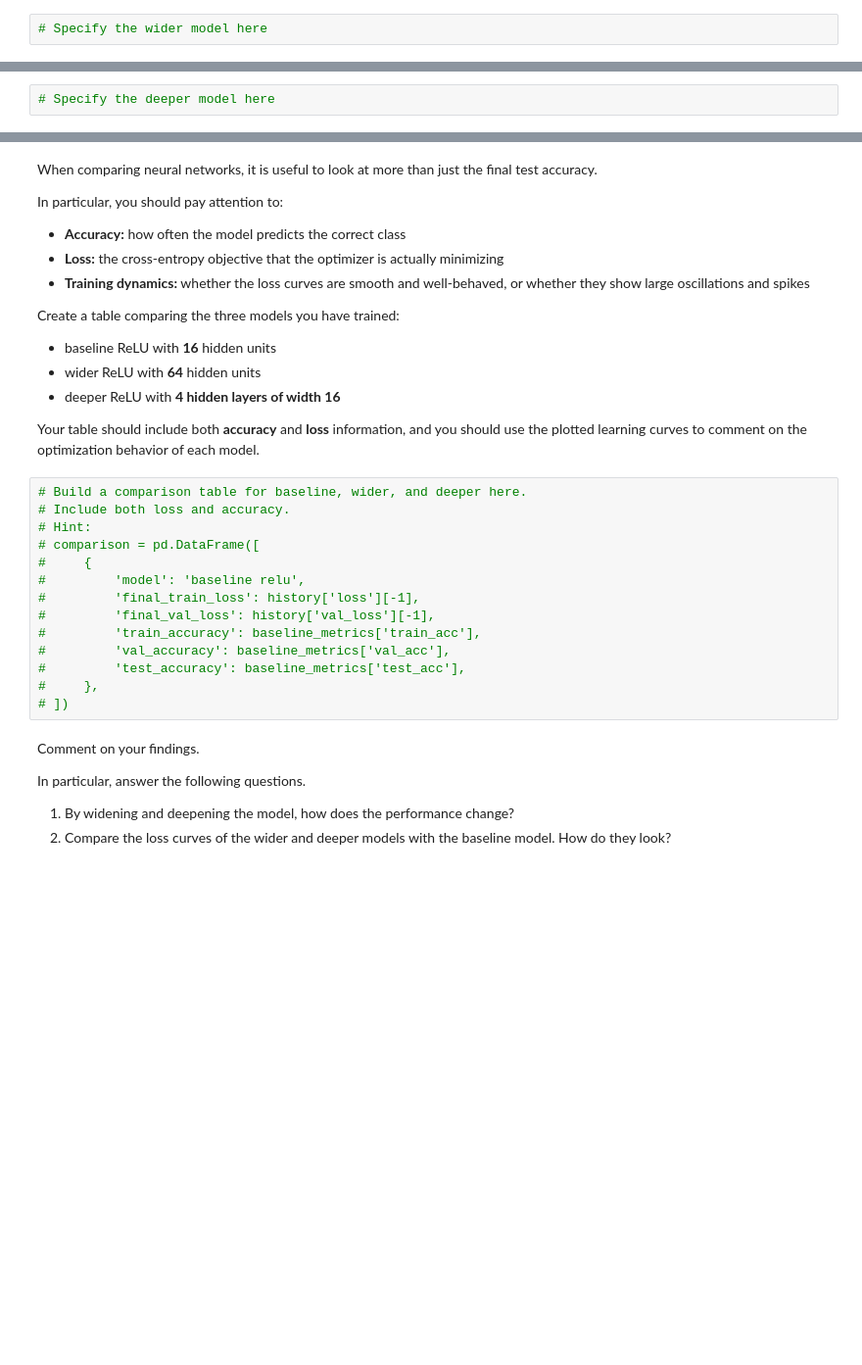
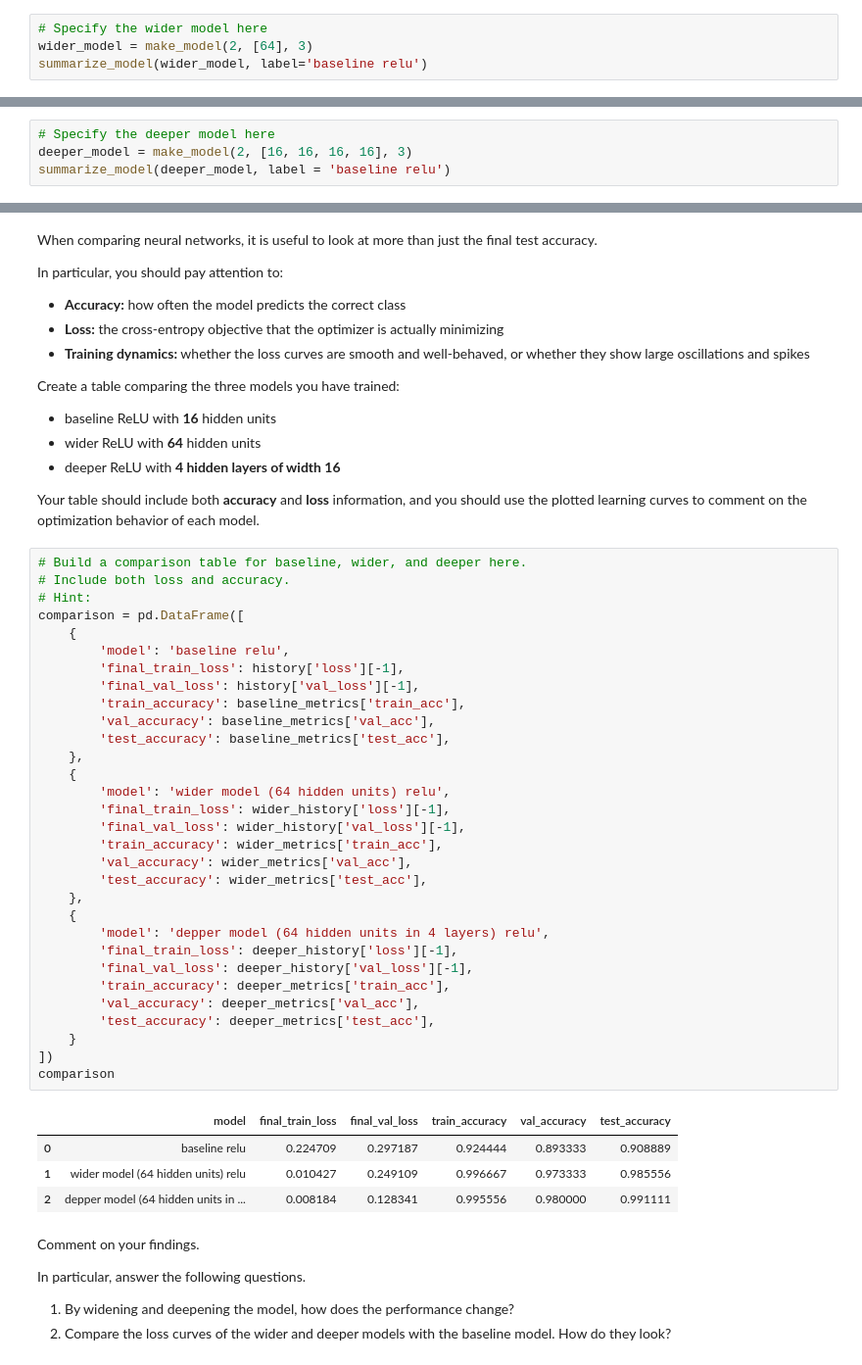
Before and after one commit to yaj0212/Introductory-Machine-Learning, a Jupyter notebook: assignments/assn5/assn5.ipynb, the cells around one changed output, grey strips where cells are left out. Shown at 98% size. Drawn from its saved outputs; the diff is of its cells as text; blank space fills up the shorter version.

```diff
--- a/assignments/assn5/assn5.ipynb
+++ b/assignments/assn5/assn5.ipynb
@@ -906,3 +924,5 @@ As before, specify the model, train it, inspect the training history, and visual
 Use exactly **1 hidden layer with 64 hidden units** and **ReLU** activation.
 # %%
 # Specify the wider model here
+wider_model = make_model(2, [64], 3)
+summarize_model(wider_model, label='baseline relu')
@@ -926,3 +959,5 @@ Use exactly:
 As before, specify the model, train it, inspect the training history, and visualize the decision boundary on the training and test sets. Then compare the result to the baseline model.
 # %%
 # Specify the deeper model here
+deeper_model = make_model(2, [16, 16, 16, 16], 3)
+summarize_model(deeper_model, label = 'baseline relu')
@@ -951,17 +1005,39 @@ Your table should include both **accuracy** and **loss** information, and you sh
 # %%
 # Build a comparison table for baseline, wider, and deeper here.
 # Include both loss and accuracy.
 # Hint:
-# comparison = pd.DataFrame([
-#     {
-#         'model': 'baseline relu',
-#         'final_train_loss': history['loss'][-1],
-#         'final_val_loss': history['val_loss'][-1],
-#         'train_accuracy': baseline_metrics['train_acc'],
-#         'val_accuracy': baseline_metrics['val_acc'],
-#         'test_accuracy': baseline_metrics['test_acc'],
-#     },
-# ])
+comparison = pd.DataFrame([
+    {
+        'model': 'baseline relu',
+        'final_train_loss': history['loss'][-1],
+        'final_val_loss': history['val_loss'][-1],
+        'train_accuracy': baseline_metrics['train_acc'],
+        'val_accuracy': baseline_metrics['val_acc'],
+        'test_accuracy': baseline_metrics['test_acc'],
+    },
+    {
+        'model': 'wider model (64 hidden units) relu',
+        'final_train_loss': wider_history['loss'][-1],
+        'final_val_loss': wider_history['val_loss'][-1],
+        'train_accuracy': wider_metrics['train_acc'],
+        'val_accuracy': wider_metrics['val_acc'],
+        'test_accuracy': wider_metrics['test_acc'],
+    },
+    {
+        'model': 'depper model (64 hidden units in 4 layers) relu',
+        'final_train_loss': deeper_history['loss'][-1],
+        'final_val_loss': deeper_history['val_loss'][-1],
+        'train_accuracy': deeper_metrics['train_acc'],
+        'val_accuracy': deeper_metrics['val_acc'],
+        'test_accuracy': deeper_metrics['test_acc'],
+    }
+])
+comparison
+# %% [output]
+|  | model | final_train_loss | final_val_loss | train_accuracy | val_accuracy | test_accuracy |
+| 0 | baseline relu | 0.224709 | 0.297187 | 0.924444 | 0.893333 | 0.908889 |
+| 1 | wider model (64 hidden units) relu | 0.010427 | 0.249109 | 0.996667 | 0.973333 | 0.985556 |
+| 2 | depper model (64 hidden units in ... | 0.008184 | 0.128341 | 0.995556 | 0.980000 | 0.991111 |
 # %% [markdown]
 Comment on your findings.
 
```
Also changed, not shown: parts of 30 cells of this notebook.
